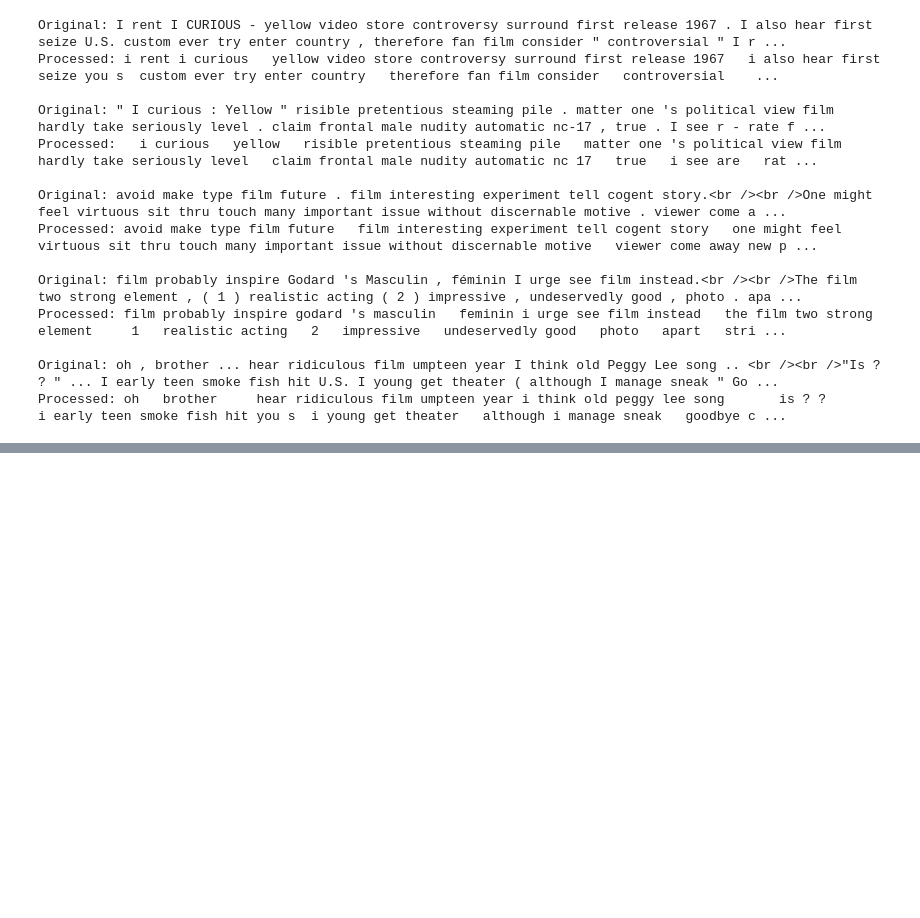
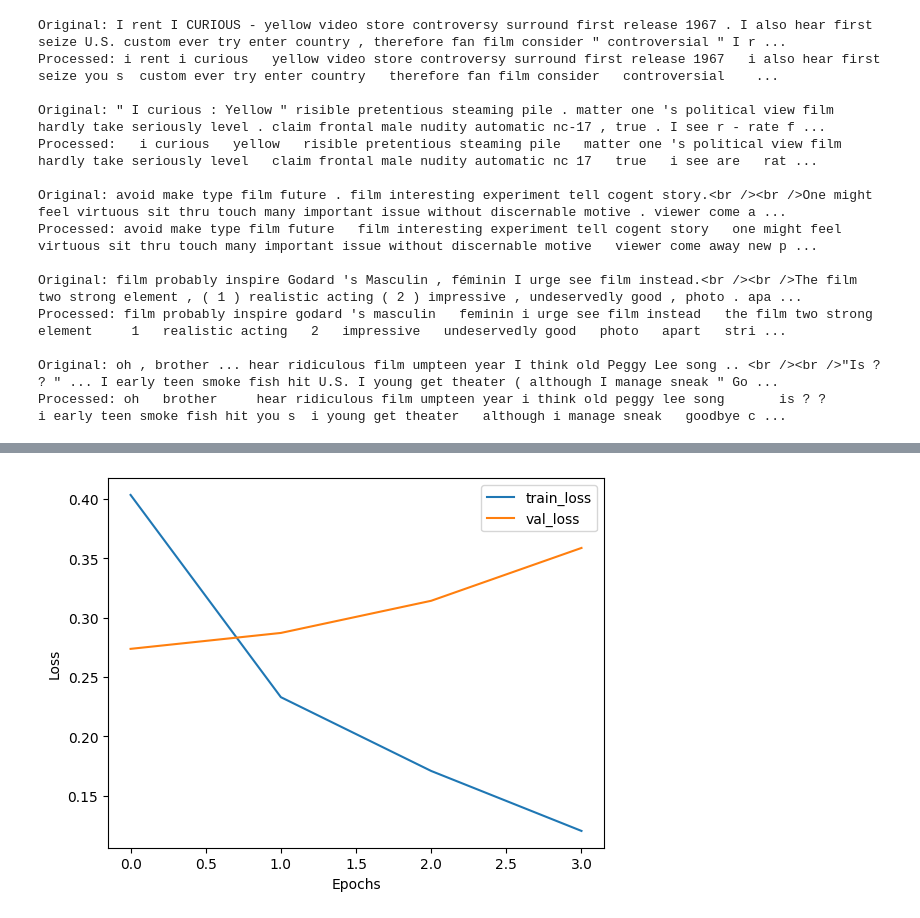
Before and after one commit to FranzCastillo/NLP-Tweets-Sentiment-Analysis-DL-Models, a Jupyter notebook: workspace/app.ipynb, the cells around one changed output, grey strips where cells are left out. Drawn from its saved outputs; the diff is of its cells as text; code cells hidden in the pictures; blank space fills up the shorter version.

```diff
--- a/workspace/app.ipynb
+++ b/workspace/app.ipynb
@@ -170,0 +204,9 @@ Processed: oh   brother     hear ridiculous film umpteen year i think old peggy
+# %%
+model = keras.Sequential([
+    layers.Input(shape=(X_train.shape[1],)),
+    layers.Dense(128, activation='relu'),
+    layers.Dropout(0.5),
+    layers.Dense(64, activation='relu'),
+    layers.Dropout(0.5),
+    layers.Dense(1, activation='sigmoid')
+])
@@ -170,0 +228,3 @@ Processed: oh   brother     hear ridiculous film umpteen year i think old peggy
+# %%
+model.compile(optimizer='adam', loss='binary_crossentropy', metrics=['accuracy'])
+model.summary()
@@ -170,0 +253,11 @@ Processed: oh   brother     hear ridiculous film umpteen year i think old peggy
+# %%
+early_stopping = EarlyStopping(monitor='val_loss', patience=3, restore_best_weights=True)
+model_checkpoint = ModelCheckpoint('best_model.h5', save_best_only=True, monitor='val_loss')
+# %%
+history = model.fit(
+    X_train.toarray(), y_train,
+    validation_split=0.2,
+    epochs=20,
+    batch_size=32,
+    callbacks=[early_stopping, model_checkpoint]
+)
@@ -170,0 +281,9 @@ Processed: oh   brother     hear ridiculous film umpteen year i think old peggy
+# %%
+plt.plot(history.history['loss'], label='train_loss')
+plt.plot(history.history['val_loss'], label='val_loss')
+plt.xlabel('Epochs')
+plt.ylabel('Loss')
+plt.legend()
+plt.show()
+# %% [output]
+[figure, added]
```
Also changed, not shown: parts of 26 cells of this notebook, 2 other files.
